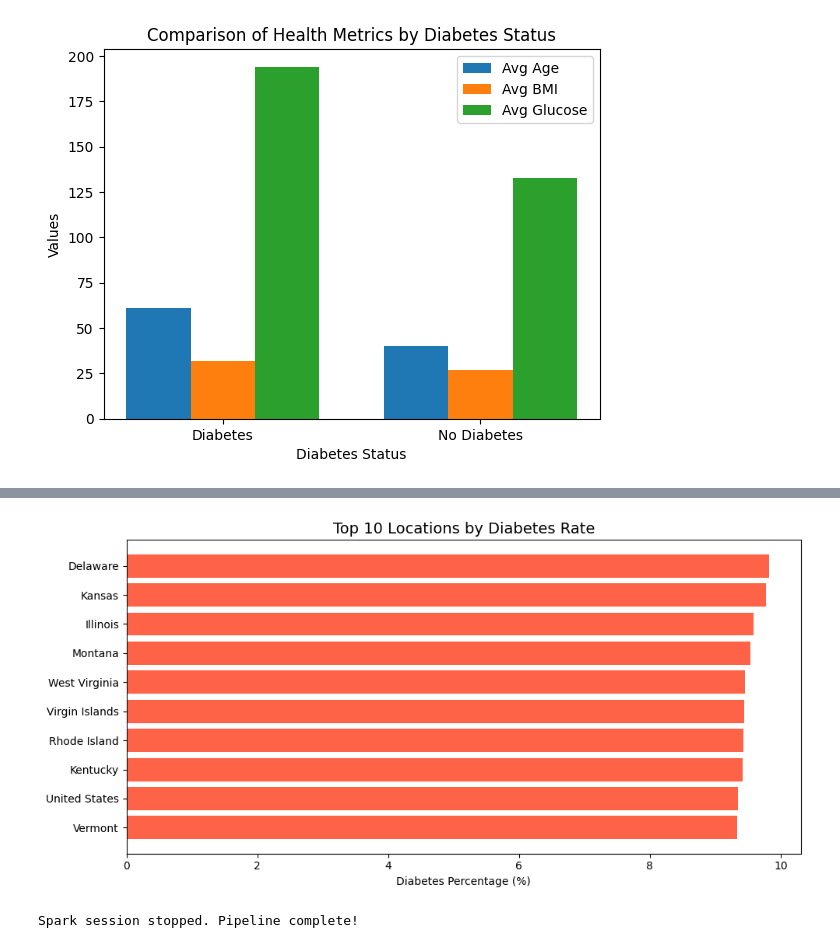
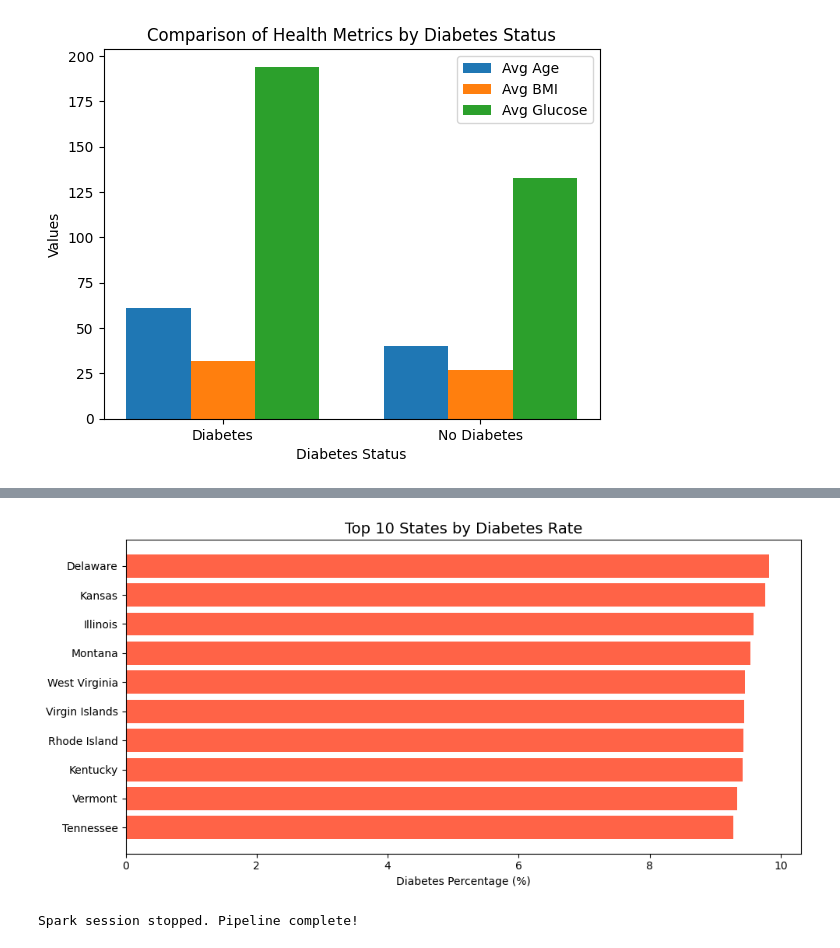
Before and after one commit to entakuyt/Diabetes-Big-Data-Pipeline, a Jupyter notebook: Project_Fixed.ipynb, the cells around one changed output, grey strips where cells are left out. Cells and saved outputs as stored; diff of their text form; code cells hidden in the pictures.

```diff
--- a/Project_Fixed.ipynb
+++ b/Project_Fixed.ipynb
@@ -686,20 +762,27 @@ plt.show()
 # %%
-# Plot 4: Diabetes rate from Spark SQL results
-results_pdf = analysis_results.toPandas().head(10)
+# Remove "United States" from results
+filtered_results = analysis_results.filter(
+    analysis_results.location != "United States"
+)
 
+# Convert to Pandas (top 10 only)
+results_pdf = filtered_results.toPandas().head(10)
+
+# Plot
 plt.figure(figsize=(10, 5))
 plt.barh(
     results_pdf["location"],
     results_pdf["diabetes_percentage"],
     color="tomato"
 )
+
 plt.xlabel("Diabetes Percentage (%)")
-plt.title("Top 10 Locations by Diabetes Rate", fontsize=14)
+plt.title("Top 10 States by Diabetes Rate", fontsize=14)
 plt.gca().invert_yaxis()
 plt.tight_layout()
 plt.show()
 # %% [output]
-[figure, old version]
+[figure, new version]
 # %%
 # Clean up: stop Spark session when done
 spark.stop()
```
Also changed, not shown: parts of 20 cells of this notebook.
